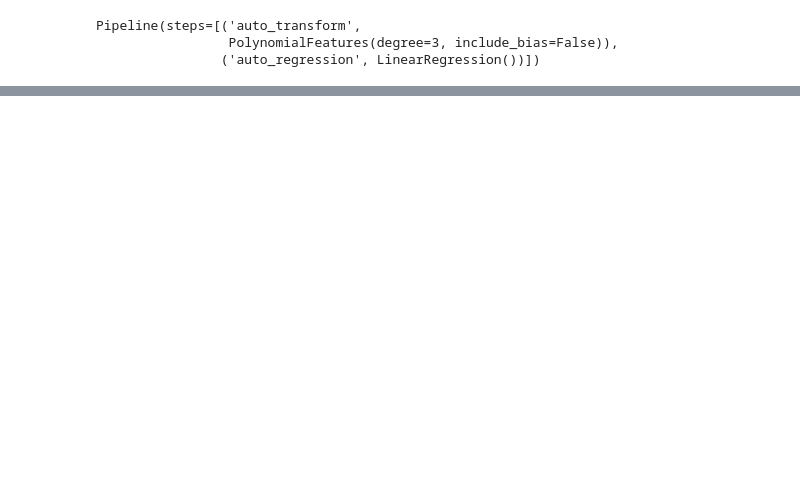
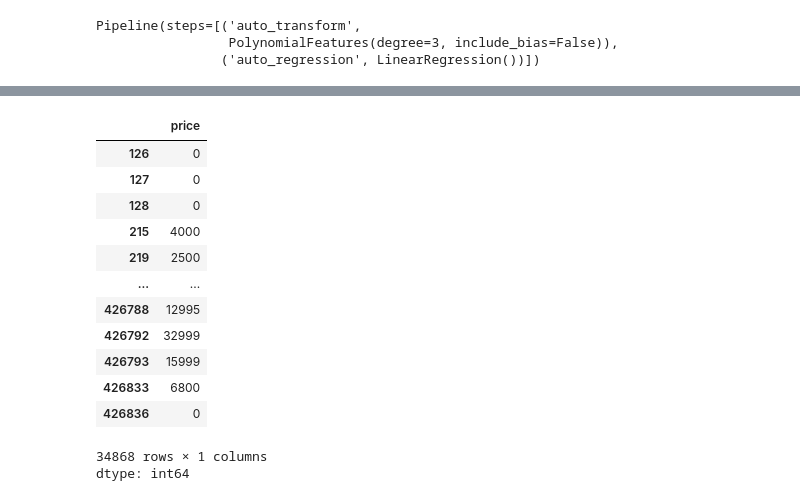
Before and after one commit to hemantborse/Practical-Application---Car-Pricing, a Jupyter notebook: Car_price.ipynb, the cells around one changed output, grey strips where cells are left out. Cells and saved outputs as stored; diff of their text form; code cells hidden in the pictures; blank space fills up the shorter version.

```diff
--- a/Car_price.ipynb
+++ b/Car_price.ipynb
@@ -430,0 +431,8 @@ print(mse)
+# %%
+#Comparing Complexity and Variance
+X = auto.loc[:,['year']]
+y = auto['price']
+sample = auto.sample(10, random_state = 22)
+X_train = sample.loc[:, ['year']]
+y_train = sample['price']
+X_train
@@ -430,0 +451,17 @@ print(mse)
+# %%
+y
+# %% [output]
+|  | price |
+| 126 | 0 |
+| 127 | 0 |
+| 128 | 0 |
+| 215 | 4000 |
+| 219 | 2500 |
+| ... | ... |
+| 426788 | 12995 |
+| 426792 | 32999 |
+| 426793 | 15999 |
+| 426833 | 6800 |
+| 426836 | 0 |
+34868 rows × 1 columns
+dtype: int64
```
Also changed, not shown: parts of 9 cells of this notebook.
